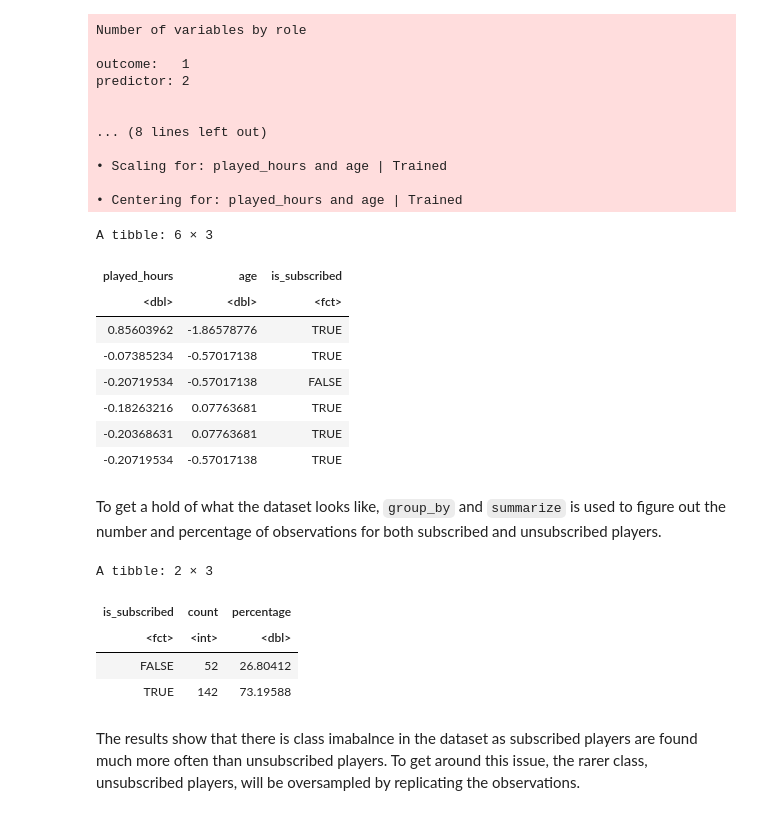
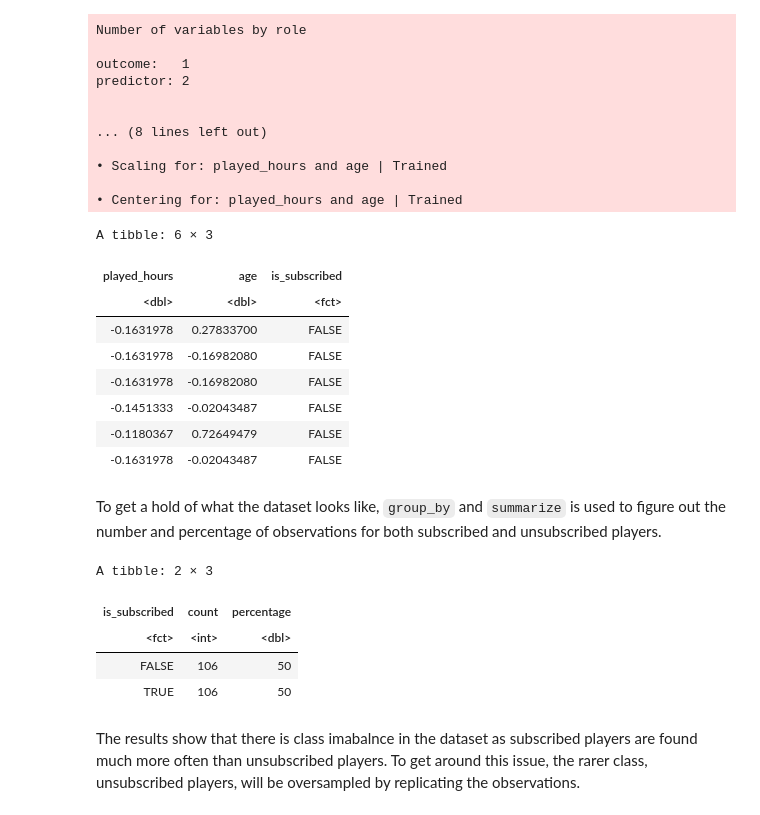
Before and after one commit to anasha02/dsci-100-2025s-project, a Jupyter notebook: Project.ipynb, the cells around one changed output. Cells and saved outputs as stored; diff of their text form; code cells hidden in the pictures.

```diff
--- a/Project.ipynb
+++ b/Project.ipynb
@@ -96,0 +100,7 @@ players_data <- players_data |> drop_na()
+# %%
+players_split <- initial_split(players_data, prop = 0.75, strata = is_subscribed)
+players_train <- training(players_split)
+players_test <- testing(players_split)
+
+glimpse(players_train)
+glimpse(players_test)
@@ -97,7 +120,7 @@ players_data <- players_data |> drop_na()
 # %% [markdown]
 To prepare the data for analysis, the values should also be standardized by scaling with `step_scale` and centering with `step_center`.
 # %%
-std_recipe <- recipe(is_subscribed ~ ., data = players_data) |>
+std_recipe <- recipe(is_subscribed ~ ., data = players_train) |>
     step_scale(all_predictors()) |>
     step_center(all_predictors()) |>
     prep()
@@ -121,23 +144,23 @@ predictor: 2
 
 • Centering for: played_hours and age | Trained
 # %%
-players_data <- bake(std_recipe, players_data)
-head(players_data)
+players_train <- bake(std_recipe, players_train)
+head(players_train)
 # %% [output]
 A tibble: 6 × 3
 | played_hours | age | is_subscribed |
 | <dbl> | <dbl> | <fct> |
-| 0.85603962 | -1.86578776 | TRUE |
-| -0.07385234 | -0.57017138 | TRUE |
-| -0.20719534 | -0.57017138 | FALSE |
-| -0.18263216 | 0.07763681 | TRUE |
-| -0.20368631 | 0.07763681 | TRUE |
-| -0.20719534 | -0.57017138 | TRUE |
+| -0.1631978 | 0.27833700 | FALSE |
+| -0.1631978 | -0.16982080 | FALSE |
+| -0.1631978 | -0.16982080 | FALSE |
+| -0.1451333 | -0.02043487 | FALSE |
+| -0.1180367 | 0.72649479 | FALSE |
+| -0.1631978 | -0.02043487 | FALSE |
 # %% [markdown]
 To get a hold of what the dataset looks like, `group_by` and `summarize` is used to figure out the number and percentage of observations for both subscribed and unsubscribed players.
 # %%
-num_obs <- nrow(players_data)
-players_data |>
+num_obs <- nrow(players_train)
+players_train |>
     group_by(is_subscribed) |>
     summarize(
         count = n(),
@@ -147,8 +170,8 @@ players_data |>
 A tibble: 2 × 3
 | is_subscribed | count | percentage |
 | <fct> | <int> | <dbl> |
-| FALSE | 52 | 26.80412 |
-| TRUE | 142 | 73.19588 |
+| FALSE | 106 | 50 |
+| TRUE | 106 | 50 |
 # %% [markdown]
 The results show that there is class imabalnce in the dataset as subscribed players are found much more often than unsubscribed players. To get around this issue, the rarer class, unsubscribed players, will be oversampled by replicating the observations.
 # %%
```
Also changed, not shown: parts of 8 cells of this notebook.
